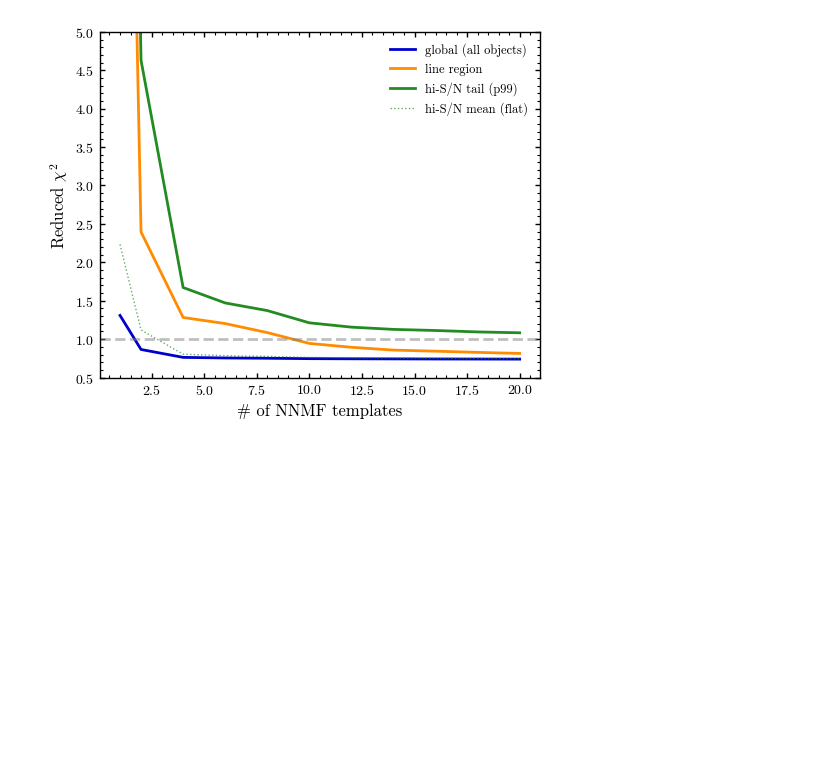
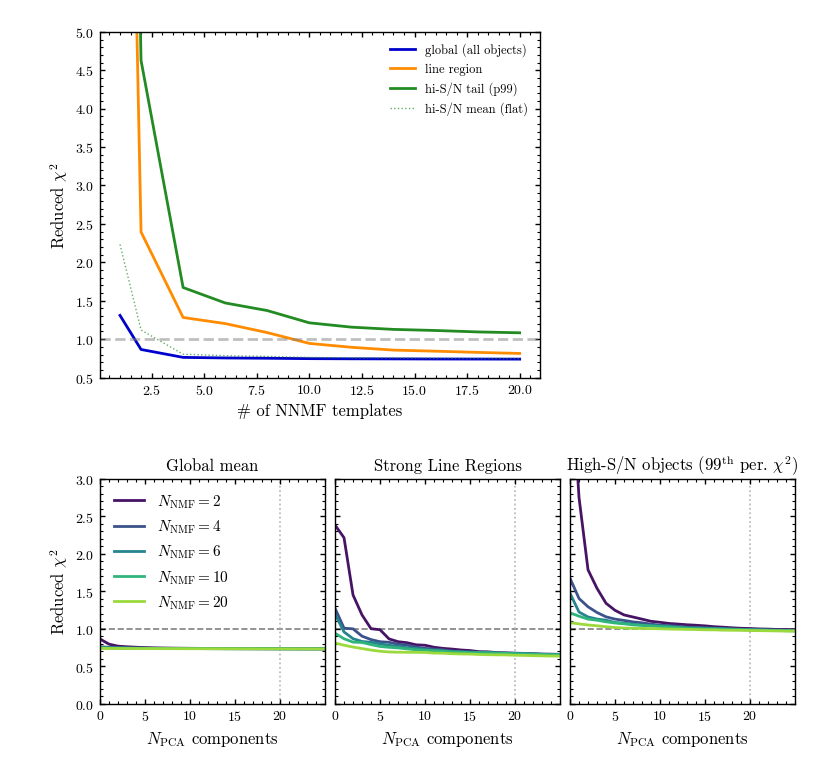
Before and after one commit to virajvman/desi_dwarfs, a Jupyter notebook: notebooks/catalog_paper/template_investigations.ipynb, the cells around one changed output. Drawn from its saved outputs; the diff is of its cells as text; code cells hidden in the pictures; blank space fills up the shorter version.

```diff
--- a/notebooks/catalog_paper/template_investigations.ipynb
+++ b/notebooks/catalog_paper/template_investigations.ipynb
@@ -307,34 +307,37 @@ plt.show()
 # tradeoff -- extra PCA lets a small NNMF basis catch up to a large one).
 FIGDIR = SCAN_DIR   # -> point at your local paper figures/ dir when running locally
 
 nn_list = list(n_nmf_grid)
 sel = [2, 4, 6, 10, 20]
 colors = plt.cm.viridis(np.linspace(0.05, 0.85, len(sel)))
 curve_panels = [
     ("global_redchi2_mean", "Global mean"),
-    ("line_chi2_mean",      "Line-region"),
-    ("hisnr_redchi2_p99",   "High-S/N tail (p99)"),
+    ("line_chi2_mean",      "Strong Line Regions"),
+    ("hisnr_redchi2_p99",   r"High-S/N objects (99$^{\rm th}$ per. $\chi^2$)"),
 ]
-common_ylim = [0.6, 4.8]   # shared across panels for easy comparison
+common_ylim = [0, 3]   # shared across panels for easy comparison
 
 fig, ax = make_subplots(ncol=3, nrow=1, return_fig=True, plot_size=2.25,
                         col_spacing=[MARGIN_LABEL, MARGIN_SHARED, MARGIN_SHARED, MARGIN_PAD],
                         row_spacing=[MARGIN_LABEL, MARGIN_TICKS])
+
 for i, (key, title) in enumerate(curve_panels):
     a = ax[i]
     for c, nn in zip(colors, sel):
         a.plot(k_grid, gr[key][nn_list.index(nn)], color=c, lw=2,
                label=fr"$N_{{\rm NMF}}={nn}$")
     a.axhline(1.0, color="0.5", ls="--", lw=1.2, zorder=0)   # chi^2 = 1
     a.axvline(20,  color="0.7", ls=":",  lw=1.2, zorder=0)   # production N_PCA = 20
     a.set_xlim(0, 25); a.set_ylim(common_ylim)
     a.set_xticks([0, 5, 10, 15, 20])
     a.set_xlabel(r"$N_{\rm PCA}$ components")
     a.set_title(title)
     if i == 0:
         a.set_ylabel(r"Reduced $\chi^2$")
     else:
         a.set_yticklabels([])   # shared y-axis: labels only on the left panel
-ax[0].legend(frameon=False, loc="upper right", fontsize=9)
+ax[0].legend(frameon=False, loc="upper left")
 fig.savefig(f"{FIGDIR}/nnmf_pca_grid_curves.pdf", bbox_inches="tight")
 plt.show()
+# %% [output]
+[figure, added]
```
Also changed, not shown: 2 other files.
